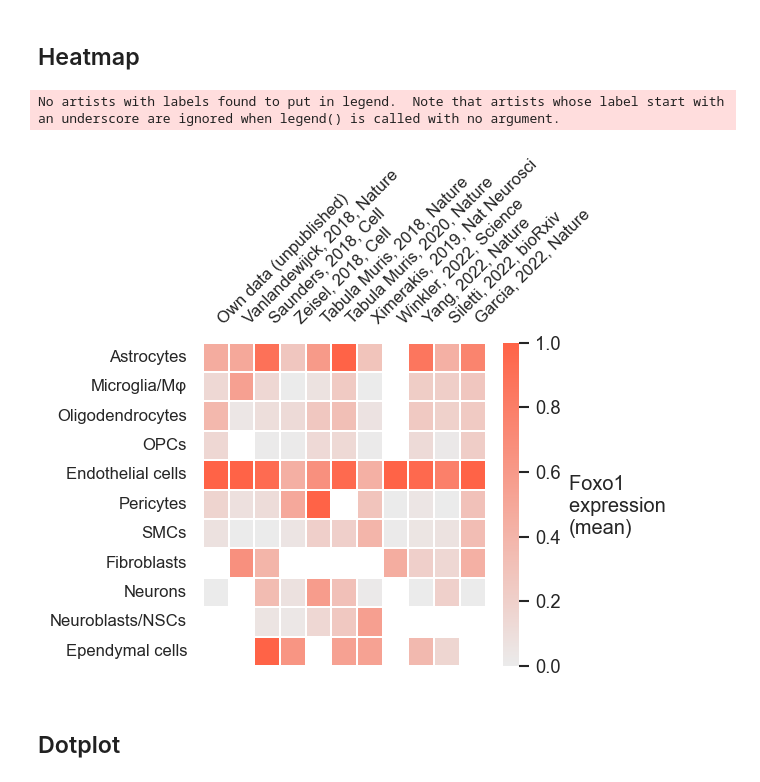
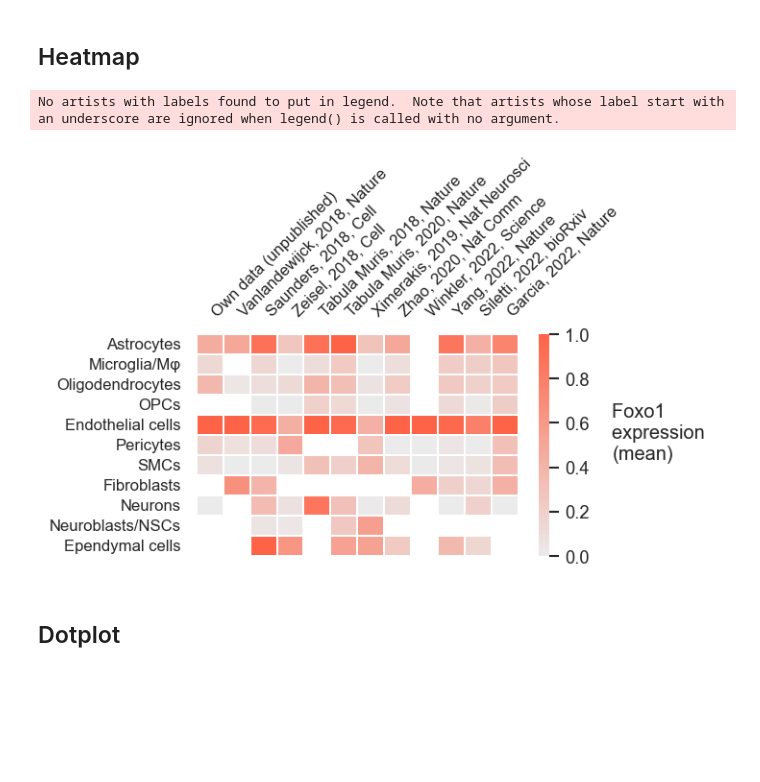
Before and after one commit to simonmfr/foxf2-per-celltype, a Jupyter notebook: combine_foxf2_results.ipynb, the cells around one changed output. Drawn from its saved outputs; the diff is of its cells as text; code cells hidden in the pictures; blank space fills up the shorter version.

```diff
--- a/combine_foxf2_results.ipynb
+++ b/combine_foxf2_results.ipynb
@@ -1093,0 +1048,8 @@ pl.savefig(main_dir+'\\P6_Foxf2_per_celltype\\plots\\'+date.today().strftime("%Y
+# %%
+li = []
+
+for filename in all_files:
+    df = pd.read_csv(filename, index_col=None, header=0, sep=";")
+    li.append(df)
+
+all = pd.concat(li, axis=0, ignore_index=True)
@@ -1144,7 +1297,7 @@ gene = "Foxo1"
 ## Load data
 # %%
 path = main_dir+'\\P6_Foxf2_per_celltype\\Other_genes_summarized'
-all_files = glob.glob(os.path.join(path , "*_Foxo1_*.csv"))
+all_files = glob.glob(os.path.join(path , "2023*_"+gene+"_*.csv"))
 all_files
 # %% [output]
 ['\\\\isdsynnas.srv.med.uni-muenchen.de\\BD-Dichgans\\SF\\P6_Foxf2_per_celltype\\Other_genes_summarized\\20230228_FOXO1_Winkler2022_normalized.csv',
@@ -1335,6 +1456,6 @@ all2.clusters.unique().tolist()
  'OPCs']
 # %%
-all2.source = pd.Categorical(all2.source, categories= ["Heindl2022", "Vanlandewijck2018", "Saunders2018", "Zeisel2018", "TabulaMuris2018", "TabulaMurisSenis2020", "Ximerakis2019","Winkler2022", "Yang2022", "Siletti2022", "Garcia2022"])
+all2.source = pd.Categorical(all2.source, categories= ["Heindl2022", "Vanlandewijck2018", "Saunders2018", "Zeisel2018", "TabulaMuris2018", "TabulaMurisSenis2020", "Ximerakis2019","Zhao2020","Winkler2022", "Yang2022", "Siletti2022", "Garcia2022"])
 # %%
 all2.clusters = pd.Categorical(all2.clusters, categories= ["Astrocytes","Microglia/Mφ", "Oligodendrocytes", "OPCs", "Endothelial cells", "Pericytes", "SMCs", "Fibroblasts", "Neurons", "Neuroblasts/NSCs", "Ependymal cells"])
 # %%
@@ -1369,6 +1490,8 @@ all2 = all2.replace("TabulaMuris2018", "Tabula Muris, 2018, Nature")
 all2 = all2.replace("TabulaMurisSenis2020", "Tabula Muris, 2020, Nature")
 # %%
 all2 = all2.replace("Ximerakis2019", "Ximerakis, 2019, Nat Neurosci")
+# %%
+all2 = all2.replace("Zhao2020", "Zhao, 2020, Nat Comm")
 # %%
 all2 = all2.replace("Winkler2022", "Winkler, 2022, Science")
 # %%
@@ -1397,15 +1520,17 @@ plt.cm.register_cmap("mycolormap", my_cmap2)
 cpal = sns.color_palette("mycolormap", as_cmap=True)
 #cpal
 # %%
-with rc_context({'figure.figsize': (3.8,3.5), 'figure.dpi': 120}):
-    sns.heatmap(all4, cmap=cpal, vmin=0, vmax=1, linewidths=0.01).set(ylabel=None,xlabel=None)
+with rc_context({'figure.figsize': (4.5,2.5), 'figure.dpi': 120}):
+    pl = sns.heatmap(all4, cmap=cpal, vmin=0, vmax=1, linewidths=0.01).set(ylabel=None,xlabel=None);
     plt.tick_params(axis='both', which='major', labelsize=10, labelbottom = False, bottom=False, top = False, labeltop=True)
     plt.xticks(rotation=45, ha = 'left')
     plt.legend(loc=(1.27,0.345), title=gene+' \nexpression \n(mean)', frameon=False)
+    plt.savefig(main_dir+'\\P6_Foxf2_per_celltype\\plots\\'+date.today().strftime("%Y%m%d")+'_Foxf2_by_celltype_heatmap.png', dpi=500, bbox_inches='tight')
+    plt.savefig(main_dir+'\\P6_Foxf2_per_celltype\\plots\\'+date.today().strftime("%Y%m%d")+'_Foxf2_by_celltype_heatmap.svg', dpi=500, bbox_inches='tight')
     plt.show()
 # %% [output]
 No artists with labels found to put in legend.  Note that artists whose label start with an underscore are ignored when legend() is called with no argument.
-[figure, old version]
+[figure, new version]
 # %% [markdown]
 ## Dotplot
 # %%
```
Also changed, not shown: parts of 279 cells of this notebook, 4 other files.
